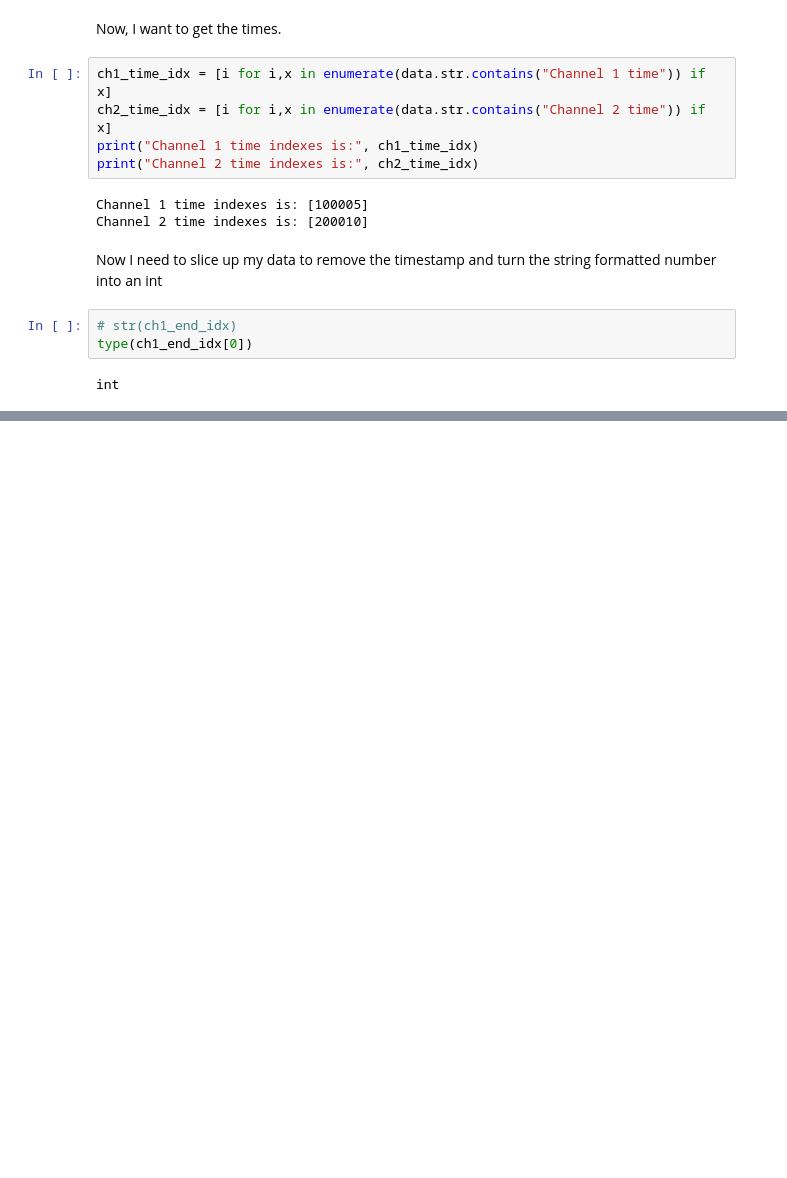
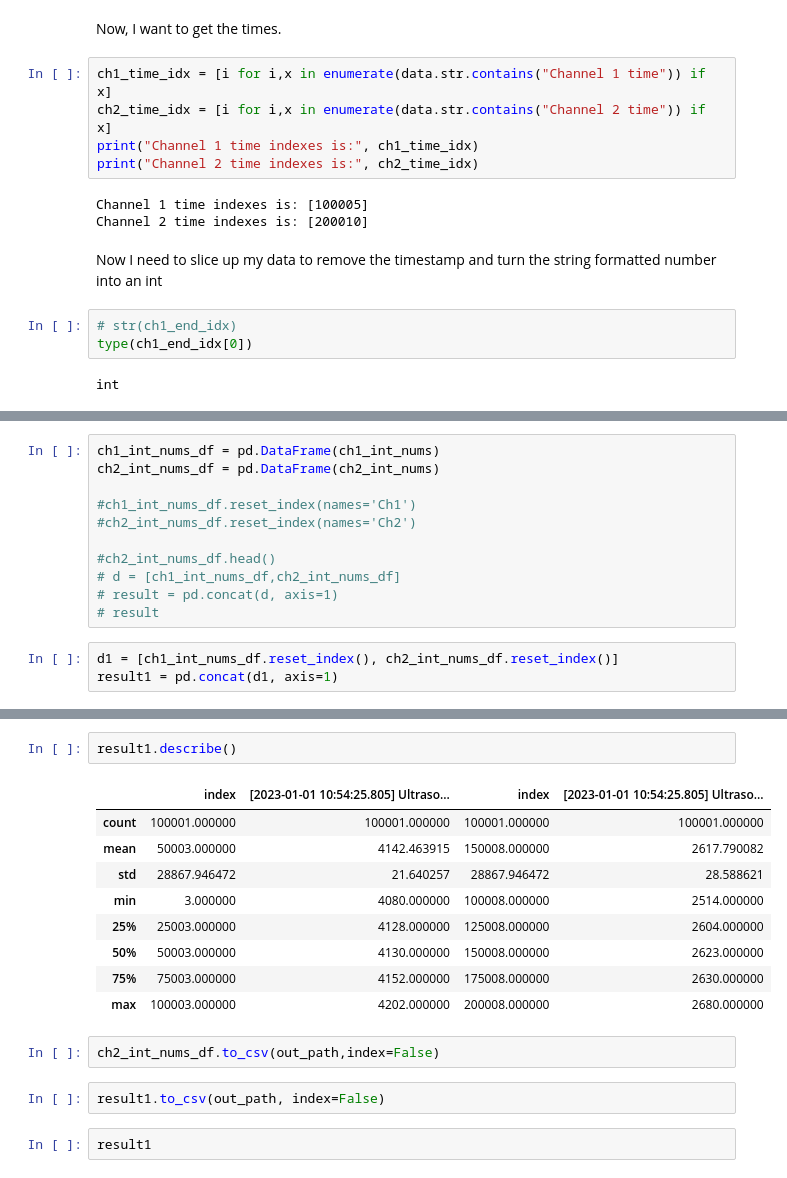
Before and after one commit to ofithcheallaigh/masters_project, a Jupyter notebook: Python/1. Data Analysis/intial_look.ipynb, the cells around one changed output, grey strips where cells are left out. Saved outputs shown, nothing was run; the diff lists cells and outputs as text; blank space fills up the shorter version.

```diff
--- a/Python/1. Data Analysis/intial_look.ipynb
+++ b/Python/1. Data Analysis/intial_look.ipynb
@@ -166,0 +227,14 @@ plt.ylim(0,700)
+# %%
+ch1_int_nums_df = pd.DataFrame(ch1_int_nums)
+ch2_int_nums_df = pd.DataFrame(ch2_int_nums)
+
+#ch1_int_nums_df.reset_index(names='Ch1')
+#ch2_int_nums_df.reset_index(names='Ch2')
+
+#ch2_int_nums_df.head()
+# d = [ch1_int_nums_df,ch2_int_nums_df]
+# result = pd.concat(d, axis=1)
+# result
+# %%
+d1 = [ch1_int_nums_df.reset_index(), ch2_int_nums_df.reset_index()]
+result1 = pd.concat(d1, axis=1)
@@ -166,0 +250,18 @@ plt.ylim(0,700)
+# %%
+result1.describe()
+# %% [output]
+|  | index | [2023-01-01 10:54:25.805] Ultraso... | index | [2023-01-01 10:54:25.805] Ultraso... |
+| count | 100001.000000 | 100001.000000 | 100001.000000 | 100001.000000 |
+| mean | 50003.000000 | 4142.463915 | 150008.000000 | 2617.790082 |
+| std | 28867.946472 | 21.640257 | 28867.946472 | 28.588621 |
+| min | 3.000000 | 4080.000000 | 100008.000000 | 2514.000000 |
+| 25% | 25003.000000 | 4128.000000 | 125008.000000 | 2604.000000 |
+| 50% | 50003.000000 | 4130.000000 | 150008.000000 | 2623.000000 |
+| 75% | 75003.000000 | 4152.000000 | 175008.000000 | 2630.000000 |
+| max | 100003.000000 | 4202.000000 | 200008.000000 | 2680.000000 |
+# %%
+ch2_int_nums_df.to_csv(out_path,index=False)
+# %%
+result1.to_csv(out_path, index=False)
+# %%
+result1
```
Also changed, not shown: parts of 19 cells of this notebook.
